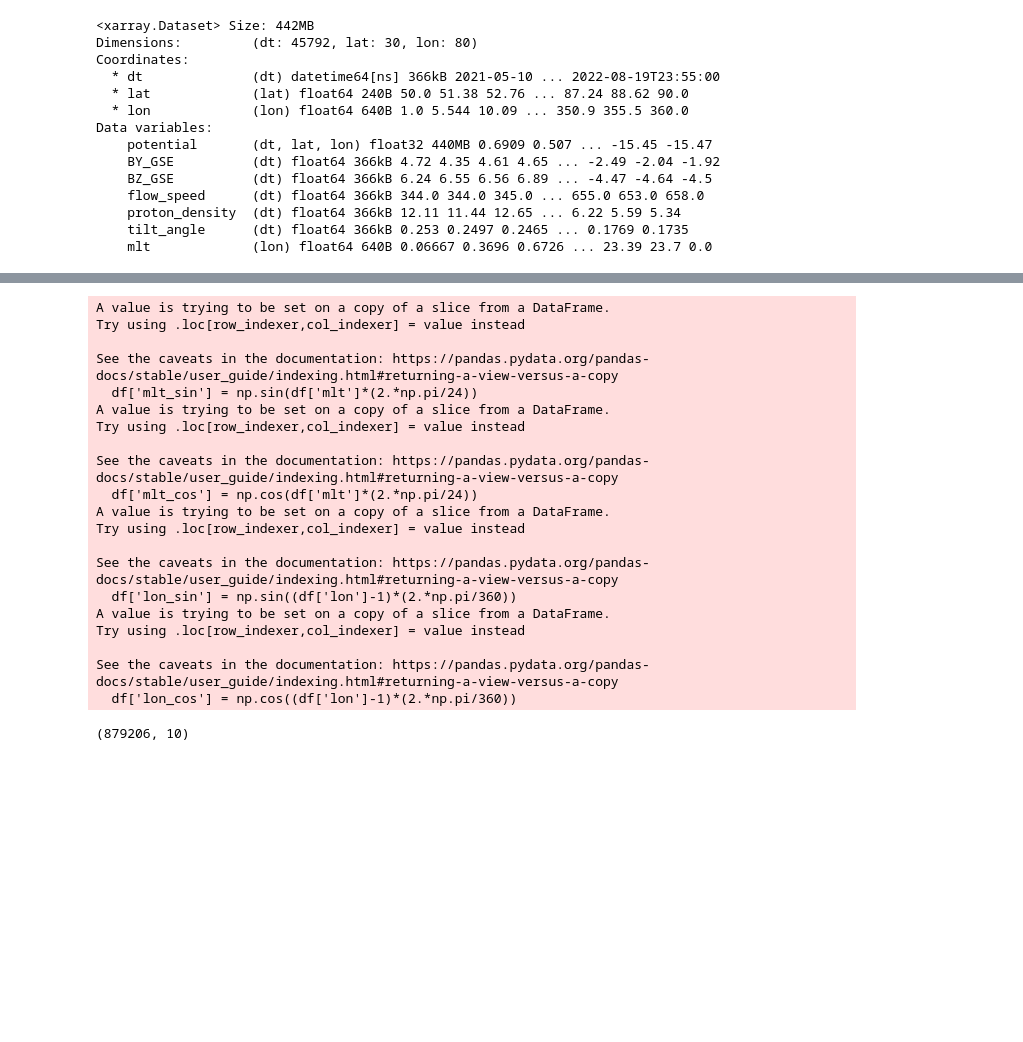
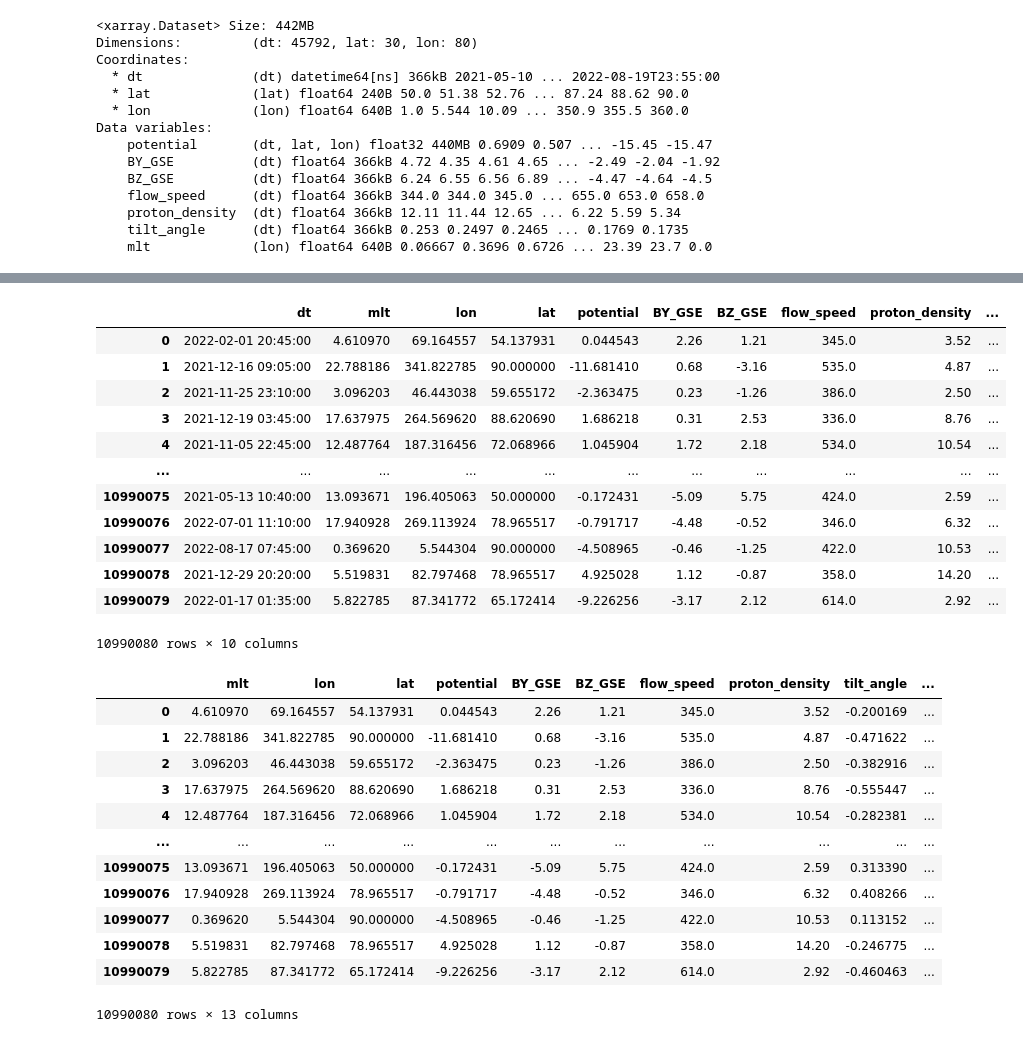
Before and after one commit to reddy-sachin/REPPU-ESN2, a Jupyter notebook: MLP/mlp.ipynb, the cells around one changed output, grey strips where cells are left out. Drawn from its saved outputs; the diff is of its cells as text; code cells hidden in the pictures; blank space fills up the shorter version.

```diff
--- a/MLP/mlp.ipynb
+++ b/MLP/mlp.ipynb
@@ -130,3 +139,20 @@ df = df.iloc[::100]
+# %%
+df = df.sample(frac=0.1, random_state=42).reset_index(drop=True)
+df
+# %% [output]
+|  | dt | mlt | lon | lat | potential | BY_GSE | BZ_GSE | flow_speed | proton_density | ... |
+| 0 | 2022-02-01 20:45:00 | 4.610970 | 69.164557 | 54.137931 | 0.044543 | 2.26 | 1.21 | 345.0 | 3.52 | ... |
+| 1 | 2021-12-16 09:05:00 | 22.788186 | 341.822785 | 90.000000 | -11.681410 | 0.68 | -3.16 | 535.0 | 4.87 | ... |
+| 2 | 2021-11-25 23:10:00 | 3.096203 | 46.443038 | 59.655172 | -2.363475 | 0.23 | -1.26 | 386.0 | 2.50 | ... |
+| 3 | 2021-12-19 03:45:00 | 17.637975 | 264.569620 | 88.620690 | 1.686218 | 0.31 | 2.53 | 336.0 | 8.76 | ... |
+| 4 | 2021-11-05 22:45:00 | 12.487764 | 187.316456 | 72.068966 | 1.045904 | 1.72 | 2.18 | 534.0 | 10.54 | ... |
+| ... | ... | ... | ... | ... | ... | ... | ... | ... | ... | ... |
+| 10990075 | 2021-05-13 10:40:00 | 13.093671 | 196.405063 | 50.000000 | -0.172431 | -5.09 | 5.75 | 424.0 | 2.59 | ... |
+| 10990076 | 2022-07-01 11:10:00 | 17.940928 | 269.113924 | 78.965517 | -0.791717 | -4.48 | -0.52 | 346.0 | 6.32 | ... |
+| 10990077 | 2022-08-17 07:45:00 | 0.369620 | 5.544304 | 90.000000 | -4.508965 | -0.46 | -1.25 | 422.0 | 10.53 | ... |
+| 10990078 | 2021-12-29 20:20:00 | 5.519831 | 82.797468 | 78.965517 | 4.925028 | 1.12 | -0.87 | 358.0 | 14.20 | ... |
+| 10990079 | 2022-01-17 01:35:00 | 5.822785 | 87.341772 | 65.172414 | -9.226256 | -3.17 | 2.12 | 614.0 | 2.92 | ... |
+10990080 rows × 10 columns
 # %%
 df['mlt_sin'] = np.sin(df['mlt']*(2.*np.pi/24))
 df['mlt_cos'] = np.cos(df['mlt']*(2.*np.pi/24))
@@ -134,28 +160,22 @@ df['mlt_cos'] = np.cos(df['mlt']*(2.*np.pi/24))
 df['lon_sin'] = np.sin((df['lon']-1)*(2.*np.pi/360))
 df['lon_cos'] = np.cos((df['lon']-1)*(2.*np.pi/360))
 
-df = df.drop(columns=['dt', 'mlt', 'lon'])
+df = df.drop(columns=['dt'])
+df
 # %% [output]
+|  | mlt | lon | lat | potential | BY_GSE | BZ_GSE | flow_speed | proton_density | tilt_angle | ... |
+| 0 | 4.610970 | 69.164557 | 54.137931 | 0.044543 | 2.26 | 1.21 | 345.0 | 3.52 | -0.200169 | ... |
+| 1 | 22.788186 | 341.822785 | 90.000000 | -11.681410 | 0.68 | -3.16 | 535.0 | 4.87 | -0.471622 | ... |
+| 2 | 3.096203 | 46.443038 | 59.655172 | -2.363475 | 0.23 | -1.26 | 386.0 | 2.50 | -0.382916 | ... |
+| 3 | 17.637975 | 264.569620 | 88.620690 | 1.686218 | 0.31 | 2.53 | 336.0 | 8.76 | -0.555447 | ... |
+| 4 | 12.487764 | 187.316456 | 72.068966 | 1.045904 | 1.72 | 2.18 | 534.0 | 10.54 | -0.282381 | ... |
+| ... | ... | ... | ... | ... | ... | ... | ... | ... | ... | ... |
+| 10990075 | 13.093671 | 196.405063 | 50.000000 | -0.172431 | -5.09 | 5.75 | 424.0 | 2.59 | 0.313390 | ... |
+| 10990076 | 17.940928 | 269.113924 | 78.965517 | -0.791717 | -4.48 | -0.52 | 346.0 | 6.32 | 0.408266 | ... |
+| 10990077 | 0.369620 | 5.544304 | 90.000000 | -4.508965 | -0.46 | -1.25 | 422.0 | 10.53 | 0.113152 | ... |
+| 10990078 | 5.519831 | 82.797468 | 78.965517 | 4.925028 | 1.12 | -0.87 | 358.0 | 14.20 | -0.246775 | ... |
+| 10990079 | 5.822785 | 87.341772 | 65.172414 | -9.226256 | -3.17 | 2.12 | 614.0 | 2.92 | -0.460463 | ... |
-A value is trying to be set on a copy of a slice from a DataFrame.
-Try using .loc[row_indexer,col_indexer] = value instead
-
-See the caveats in the documentation: https://pandas.pydata.org/pandas-docs/stable/user_guide/indexing.html#returning-a-view-versus-a-copy
-  df['mlt_sin'] = np.sin(df['mlt']*(2.*np.pi/24))
-A value is trying to be set on a copy of a slice from a DataFrame.
-Try using .loc[row_indexer,col_indexer] = value instead
-
-See the caveats in the documentation: https://pandas.pydata.org/pandas-docs/stable/user_guide/indexing.html#returning-a-view-versus-a-copy
-  df['mlt_cos'] = np.cos(df['mlt']*(2.*np.pi/24))
-A value is trying to be set on a copy of a slice from a DataFrame.
-Try using .loc[row_indexer,col_indexer] = value instead
-
-See the caveats in the documentation: https://pandas.pydata.org/pandas-docs/stable/user_guide/indexing.html#returning-a-view-versus-a-copy
-  df['lon_sin'] = np.sin((df['lon']-1)*(2.*np.pi/360))
-A value is trying to be set on a copy of a slice from a DataFrame.
-Try using .loc[row_indexer,col_indexer] = value instead
-
-See the caveats in the documentation: https://pandas.pydata.org/pandas-docs/stable/user_guide/indexing.html#returning-a-view-versus-a-copy
-  df['lon_cos'] = np.cos((df['lon']-1)*(2.*np.pi/360))
+10990080 rows × 13 columns
 # %%
 X = df.drop(columns=['potential'], axis=1).values
 X_cols = df.drop(columns=['potential'], axis=1).columns
@@ -174,7 +198,3 @@ X_val = X_val_full[:,:]
-# %%
-X_train_full.shape
-# %% [output]
-(879206, 10)
 # %%
 class MonteCarloDropout(nn.Dropout):
     def forward(self, input):
```
Also changed, not shown: parts of 19 cells of this notebook, 3 other files.
